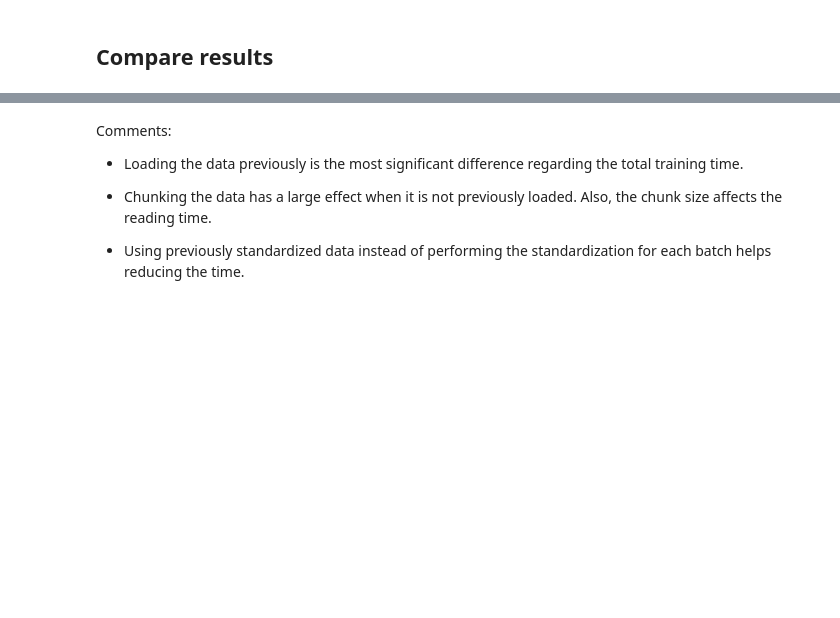
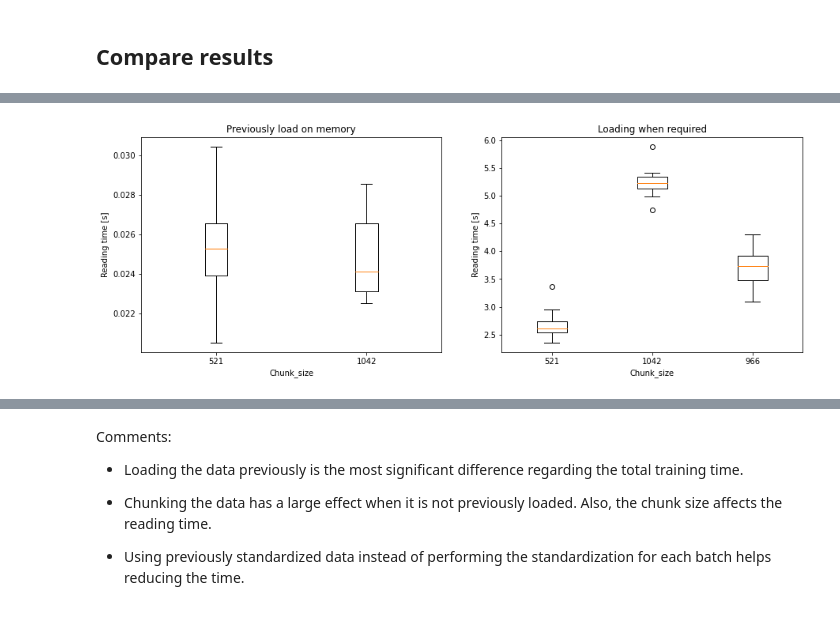
Before and after one commit to deepsphere/deepsphere-weather, a Jupyter notebook: notebooks/benchmark_training_time.ipynb, the cells around one changed output, grey strips where cells are left out. Drawn from its saved outputs; the diff is of its cells as text; code cells hidden in the pictures; blank space fills up the shorter version.

```diff
--- a/notebooks/benchmark_training_time.ipynb
+++ b/notebooks/benchmark_training_time.ipynb
@@ -398,8 +398,10 @@ def generate_comparison(chunk_size, load_ram, data_standardized, chunk=True):
     times1 = train_model_2steps_custom(spherical_unet, device, training_ds, constants_tensor.transpose(1,0), batch_size, epochs=7, \
                                            lr=learning_rate, validation_ds=validation_ds)
 
+
+    t1 = results_time(times1, chunk_size, load_ram, data_standardized)
     del z500, t850, ds, ds_train, ds_valid, ds_test, training_ds, validation_ds
-    return times1
+    return t1
 # %% [markdown]
 ### Option 1.
 
@@ -675,5 +659,5 @@ Batch idx: 9; Loss: 19.418Reading time: 0.027384042739868164 +- 0.01012903329730
 # %%
 t = []
 for times in [times1, times2, times3, times4, times5, times6, times7, times8, times9]:
-    t.append()
+    times.print()
 # %% [output]
@@ -681,19 +681,21 @@ AttributeError: 'list' object has no attribute 'printimes'
 # %%
-times_plot = [t1, t2, t3, t4, t5]
+times_plot = [times1, times2, times3, times4, times5]
 
 t_loaded = [t for t in times_plot if t.loaded_in_memory]
 t_not_loaded = [t for t in times_plot if not t.loaded_in_memory]
 
 fig, ax = plt.subplots(1,2,figsize=(15,5))
 
 ax[0].set_title('Previously load on memory')
 ax[1].set_title('Loading when required')
 
 for i, t_list in enumerate([t_loaded, t_not_loaded]):
     ax[i].boxplot([t.times for t in t_list])
     ax[i].set_xticklabels([t.chunk_size for t in t_list])
     ax[i].set_xlabel('Chunk_size')
     ax[i].set_ylabel('Reading time [s]')
 
 plt.show()
+# %% [output]
+[figure, added]
 # %%
```
Also changed, not shown: parts of 12 cells of this notebook.
